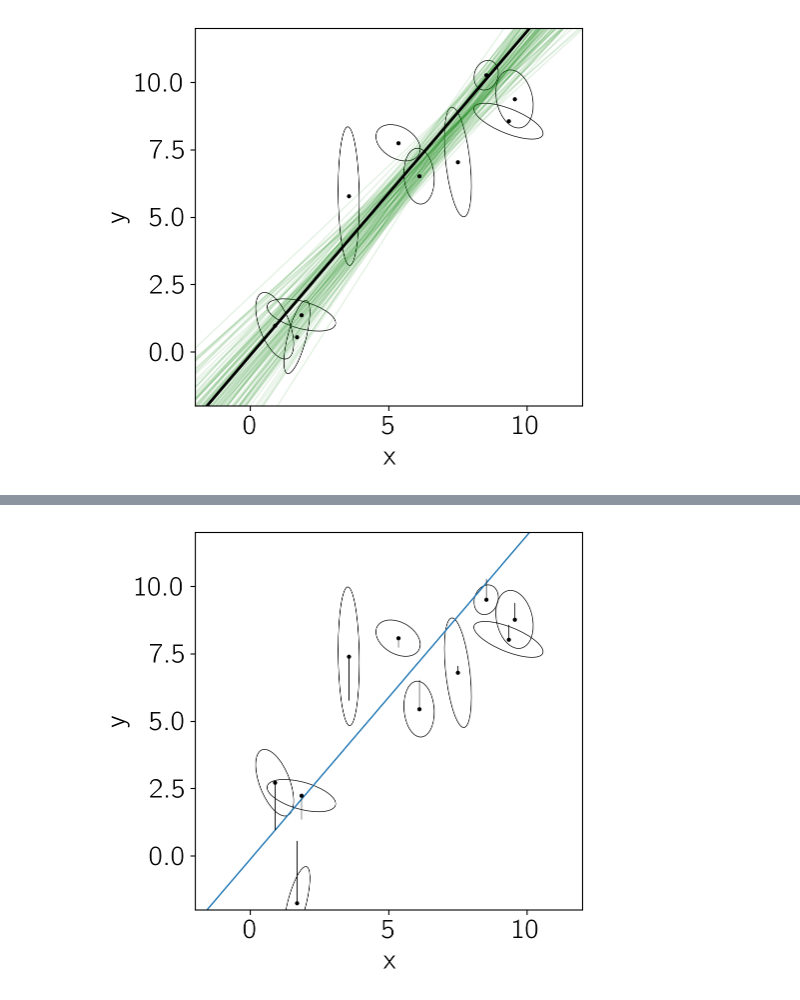
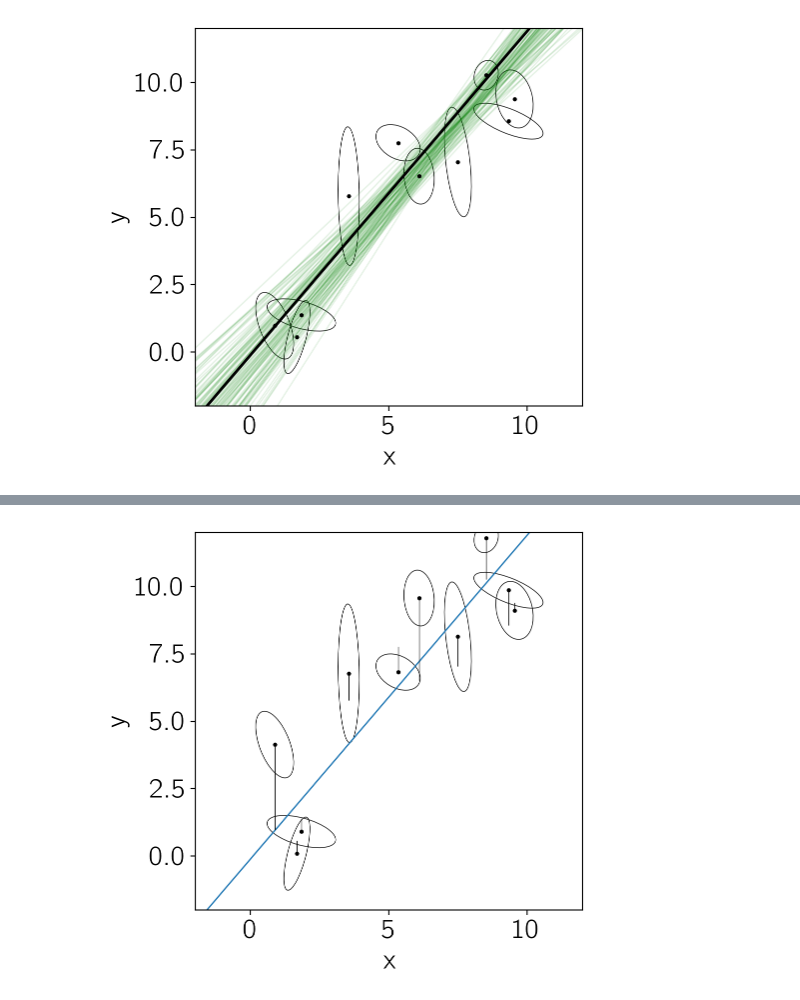
Before and after one commit to dfm-io/dfm.io, a Jupyter notebook: content/downloads/notebooks/fitting-a-plane.ipynb, the cells around one changed output, grey strips where cells are left out. Cells and saved outputs as stored; diff of their text form; code cells hidden in the pictures.

```diff
--- a/content/downloads/notebooks/fitting-a-plane.ipynb
+++ b/content/downloads/notebooks/fitting-a-plane.ipynb
@@ -329,30 +333,29 @@ Let's start by adding some intrinsic scatter to our dataset:
 # %%
 # Reproducible!
-np.random.seed(1)
+np.random.seed(42)
 
 # Add some scatter perpendicular to the line.
-lambda_true = 1.0
-tangent = np.array([0.0, 1.0])  # np.array([-m_true, 1.0]) / np.sqrt(m_true**2+1.0)
-scatter = lambda_true * tangent * np.random.randn(N)[:, None]
-X_scatter = X + scatter
+lambda_true = 2.0
+X_scatter = np.array(X)
+X_scatter[:, 1] += lambda_true * np.random.randn(N)
 
 # Plot the updated dataset.
 fig, ax = plt.subplots(1, 1, figsize=(5, 5))
 x0 = np.array([-2, 12])
 ax.plot(x0, m_true*x0 + b_true, lw=1)
 plot_error_ellipses(ax, X_scatter, S)
 
 # Plot the displacement vectors.
 for n in range(N):
     ax.plot([X[n, 0], X_scatter[n, 0]],
             [X[n, 1], X_scatter[n, 1]],
             "k", lw=0.5)
 
 ax.set_xlim(-2, 12)
 ax.set_ylim(-2, 12)
 ax.set_xlabel("x")
 ax.set_ylabel("y");
 # %% [output]
-[figure, old version]
+[figure, new version]
 # %% [markdown]
 This is the same kind of figure that we had before but now I'm indicating the extra scatter that was added to each data point with the black lines.
```
Also changed, not shown: parts of 9 cells of this notebook, 1 other file.
